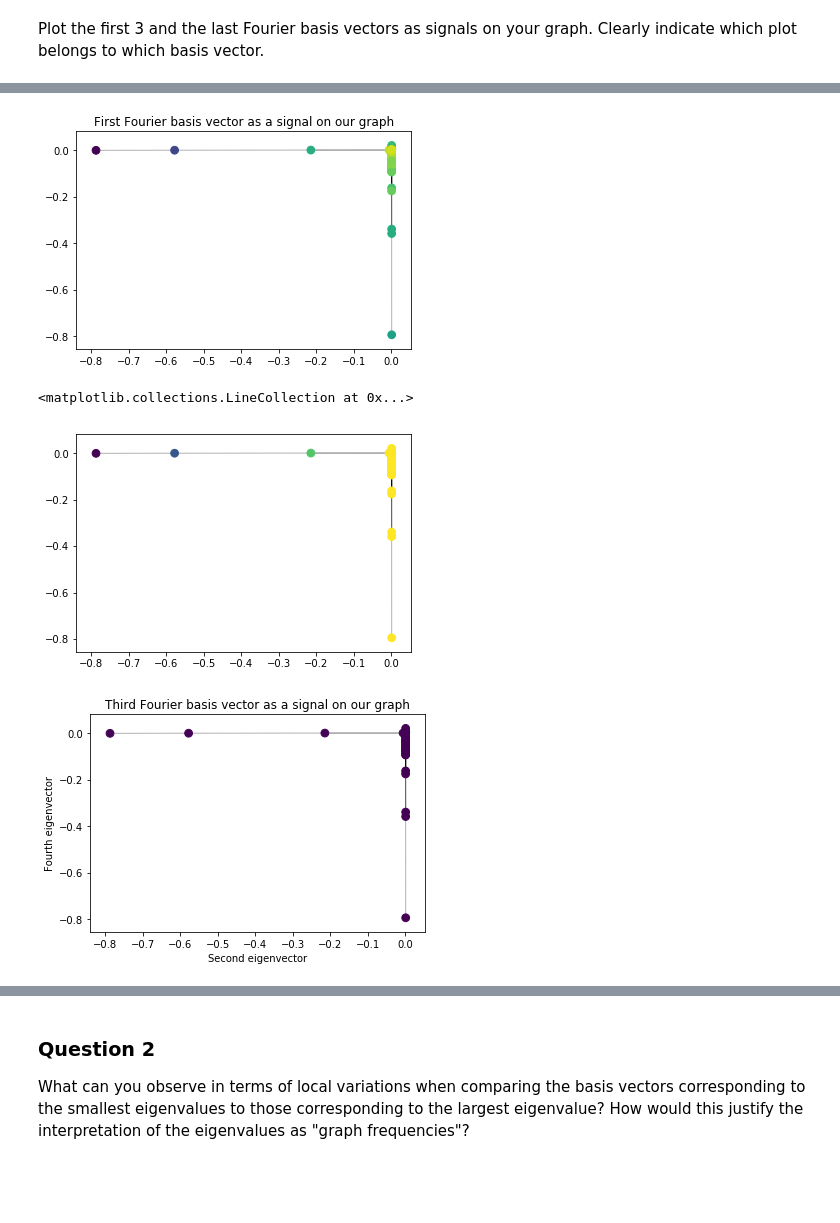
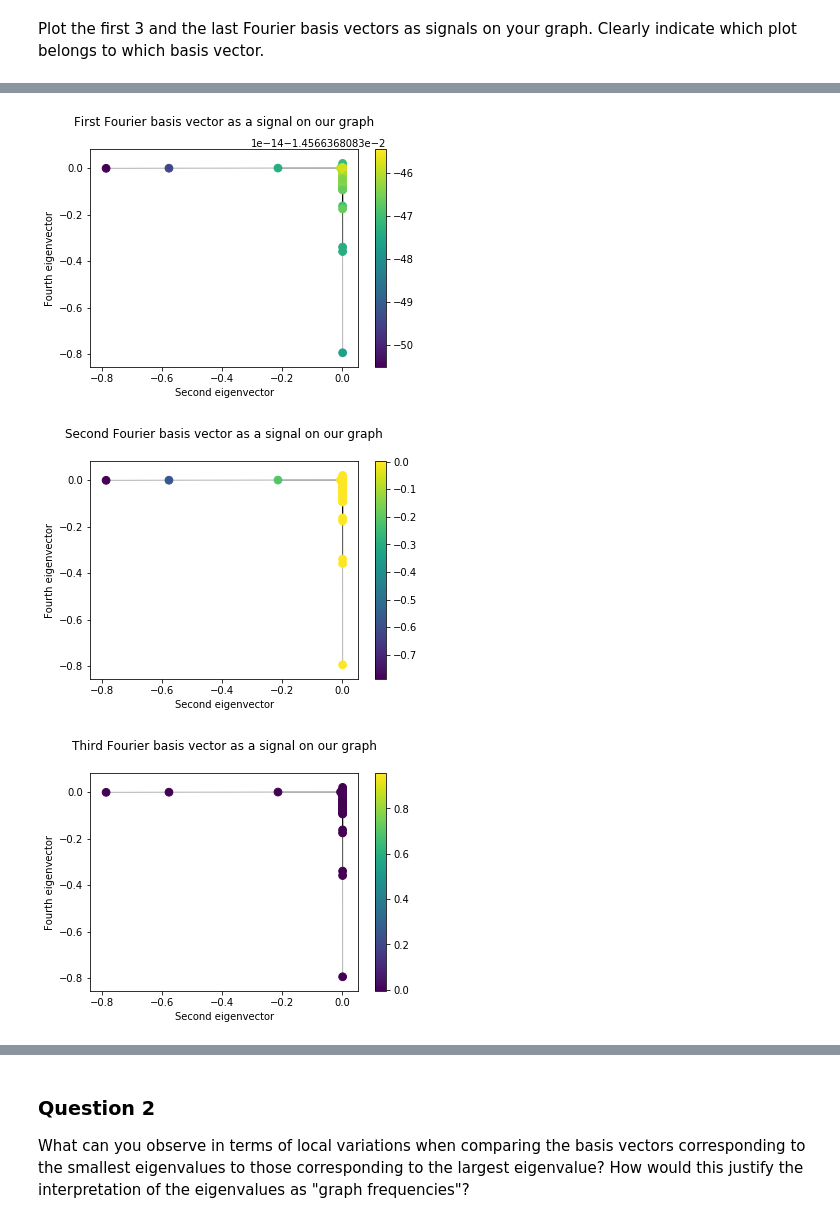
Before and after one commit to illorens/NTDS, a Jupyter notebook: 4_graph_signal_processing.ipynb, the cells around one changed output, grey strips where cells are left out. Saved outputs shown, nothing was run; the diff lists cells and outputs as text; code cells hidden in the pictures; blank space fills up the shorter version.

Commit message:
Fixed the label/nodes correspondence, improved graphs in question 1

```diff
--- a/4_graph_signal_processing.ipynb
+++ b/4_graph_signal_processing.ipynb
@@ -199,33 +201,35 @@ coords = eigenvectors[:,[1,3]]  # Laplacian eigenmaps.
 # %%
 plt.figure()
-nx.draw_networkx_nodes(graph, coords, node_size=60, node_color=U[:,0])
+nodes = nx.draw_networkx_nodes(graph, coords, node_size=60, node_color=U[:,0])
 nx.draw_networkx_edges(graph, coords, alpha=0.3)
-plt.title("First Fourier basis vector as a signal on our graph")
+plt.title("First Fourier basis vector as a signal on our graph", y=1.08)
 plt.xlabel("Second eigenvector")
 plt.ylabel("Fourth eigenvector")
+plt.colorbar(nodes)
 plt.show()
 # %% [output]
-[figure, old version]
+[figure, new version]
 # %%
 plt.figure()
-nx.draw_networkx_nodes(graph, coords, node_size=60, node_color=U[:,1])
+nodes = nx.draw_networkx_nodes(graph, coords, node_size=60, node_color=U[:,1])
 nx.draw_networkx_edges(graph, coords, alpha=0.3)
-plt.title("Second Fourier basis vector as a signal on our graph")
+plt.title("Second Fourier basis vector as a signal on our graph", y=1.08)
 plt.xlabel("Second eigenvector")
 plt.ylabel("Fourth eigenvector")
+plt.colorbar(nodes)
 plt.show()
 # %% [output]
-<matplotlib.collections.LineCollection at 0x...>
-[figure, old version]
+[figure, new version]
 # %%
 plt.figure()
-nx.draw_networkx_nodes(graph, coords, node_size=60, node_color=U[:,2])
+nodes = nx.draw_networkx_nodes(graph, coords, node_size=60, node_color=U[:,2])
 nx.draw_networkx_edges(graph, coords, alpha=0.3)
-plt.title("Third Fourier basis vector as a signal on our graph")
+plt.title("Third Fourier basis vector as a signal on our graph", y=1.08)
 plt.xlabel("Second eigenvector")
 plt.ylabel("Fourth eigenvector")
+plt.colorbar(nodes)
 plt.show()
 # %% [output]
-[figure, old version]
+[figure, new version]
 # %%
 plt.figure()
```
Also changed, not shown: parts of 9 cells of this notebook.
